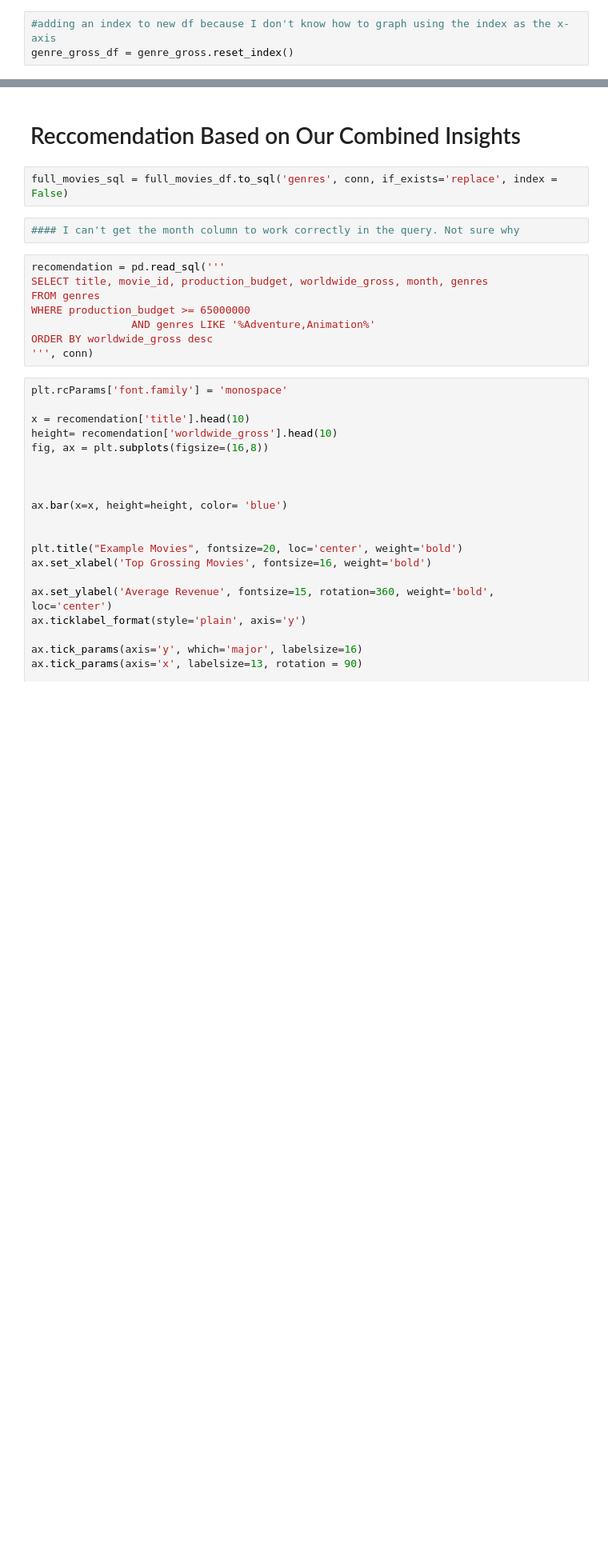
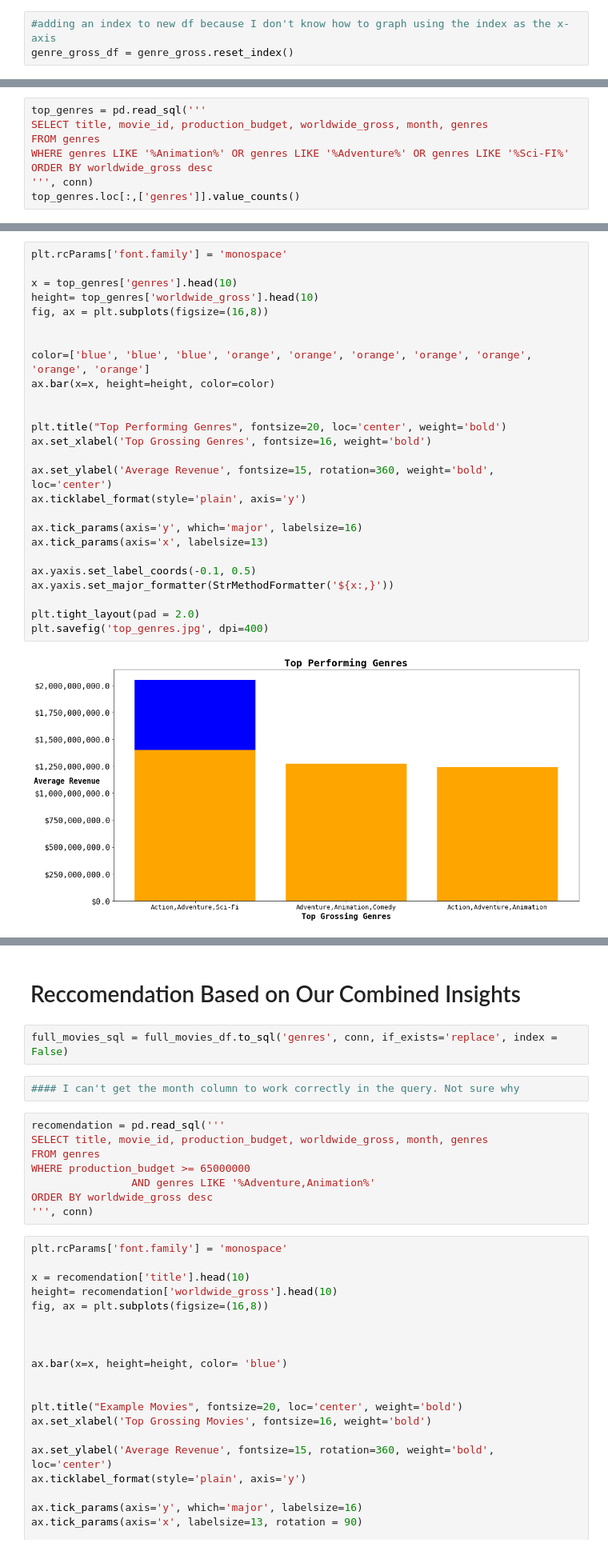
Before and after one commit to ImMaxRoss/Movie_Project, a Jupyter notebook: Max_Code.ipynb, the cells around one changed output, grey strips where cells are left out. Shown at 80% size. Drawn from its saved outputs; the diff is of its cells as text; blank space fills up the shorter version.

```diff
--- a/Max_Code.ipynb
+++ b/Max_Code.ipynb
@@ -167,0 +196,8 @@ plt.savefig('top_genres.jpg', dpi=400)
+# %%
+top_genres = pd.read_sql('''
+SELECT title, movie_id, production_budget, worldwide_gross, month, genres
+FROM genres
+WHERE genres LIKE '%Animation%' OR genres LIKE '%Adventure%' OR genres LIKE '%Sci-FI%'
+ORDER BY worldwide_gross desc
+''', conn)
+top_genres.loc[:,['genres']].value_counts()
@@ -167,0 +232,28 @@ plt.savefig('top_genres.jpg', dpi=400)
+# %%
+plt.rcParams['font.family'] = 'monospace'
+
+x = top_genres['genres'].head(10)
+height= top_genres['worldwide_gross'].head(10)
+fig, ax = plt.subplots(figsize=(16,8))
+
+
+color=['blue', 'blue', 'blue', 'orange', 'orange', 'orange', 'orange', 'orange', 'orange', 'orange']
+ax.bar(x=x, height=height, color=color)
+
+
+plt.title("Top Performing Genres", fontsize=20, loc='center', weight='bold')
+ax.set_xlabel('Top Grossing Genres', fontsize=16, weight='bold')
+
+ax.set_ylabel('Average Revenue', fontsize=15, rotation=360, weight='bold', loc='center')
+ax.ticklabel_format(style='plain', axis='y')
+
+ax.tick_params(axis='y', which='major', labelsize=16)
+ax.tick_params(axis='x', labelsize=13)
+
+ax.yaxis.set_label_coords(-0.1, 0.5)
+ax.yaxis.set_major_formatter(StrMethodFormatter('${x:,}'))
+
+plt.tight_layout(pad = 2.0)
+plt.savefig('top_genres.jpg', dpi=400)
+# %% [output]
+[figure, added]
```
Also changed, not shown: parts of 9 cells of this notebook, 2 other files.
